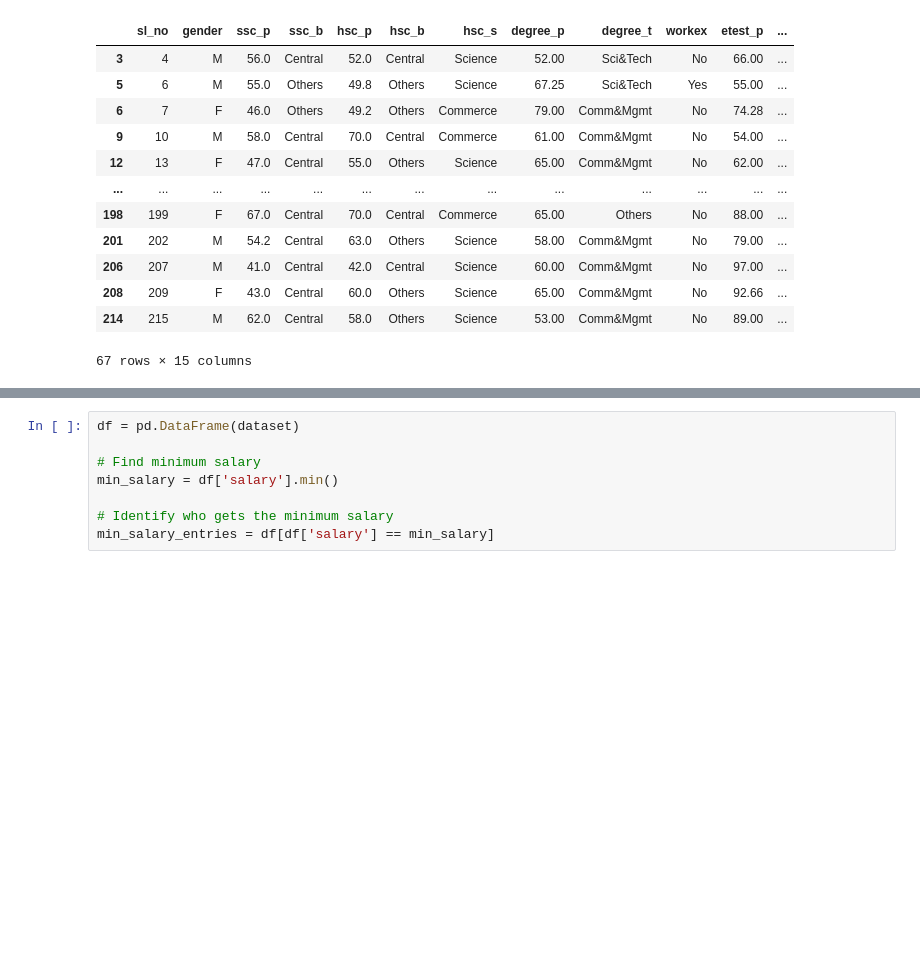
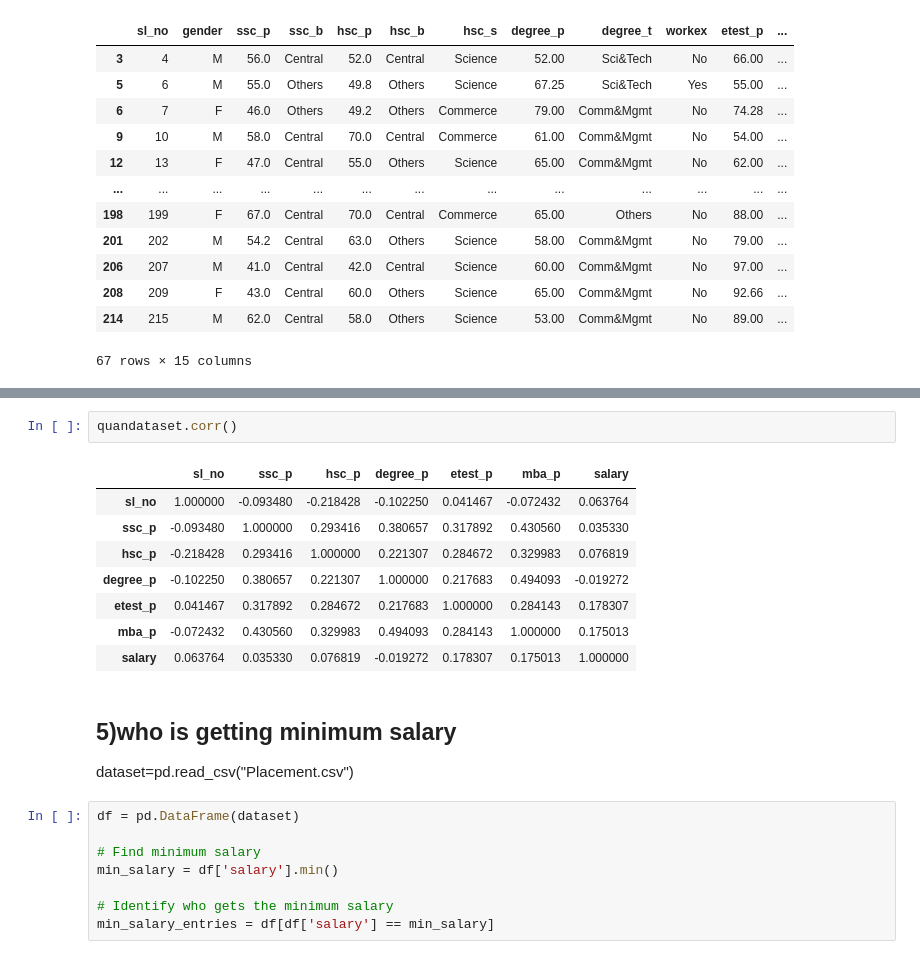
Before and after one commit to Deepa3018/Bivariate, a Jupyter notebook: Covariance_Correlation/Variance_Inflation_factor_VIF/Bivariant_Assignment.ipynb, the cells around one changed output, grey strips where cells are left out. Saved outputs shown, nothing was run; the diff lists cells and outputs as text; blank space fills up the shorter version.

```diff
--- a/Covariance_Correlation/Variance_Inflation_factor_VIF/Bivariant_Assignment.ipynb
+++ b/Covariance_Correlation/Variance_Inflation_factor_VIF/Bivariant_Assignment.ipynb
@@ -113,3 +107,17 @@ dataset=pd.read_csv("Placement.csv")
+# %%
+quandataset.corr()
+# %% [output]
+|  | sl_no | ssc_p | hsc_p | degree_p | etest_p | mba_p | salary |
+| sl_no | 1.000000 | -0.093480 | -0.218428 | -0.102250 | 0.041467 | -0.072432 | 0.063764 |
+| ssc_p | -0.093480 | 1.000000 | 0.293416 | 0.380657 | 0.317892 | 0.430560 | 0.035330 |
+| hsc_p | -0.218428 | 0.293416 | 1.000000 | 0.221307 | 0.284672 | 0.329983 | 0.076819 |
+| degree_p | -0.102250 | 0.380657 | 0.221307 | 1.000000 | 0.217683 | 0.494093 | -0.019272 |
+| etest_p | 0.041467 | 0.317892 | 0.284672 | 0.217683 | 1.000000 | 0.284143 | 0.178307 |
+| mba_p | -0.072432 | 0.430560 | 0.329983 | 0.494093 | 0.284143 | 1.000000 | 0.175013 |
+| salary | 0.063764 | 0.035330 | 0.076819 | -0.019272 | 0.178307 | 0.175013 | 1.000000 |
+# %% [markdown]
+## 5)who is getting minimum salary
+dataset=pd.read_csv("Placement.csv")
 # %%
 df = pd.DataFrame(dataset)
 
```
Also changed, not shown: parts of 42 cells of this notebook.
